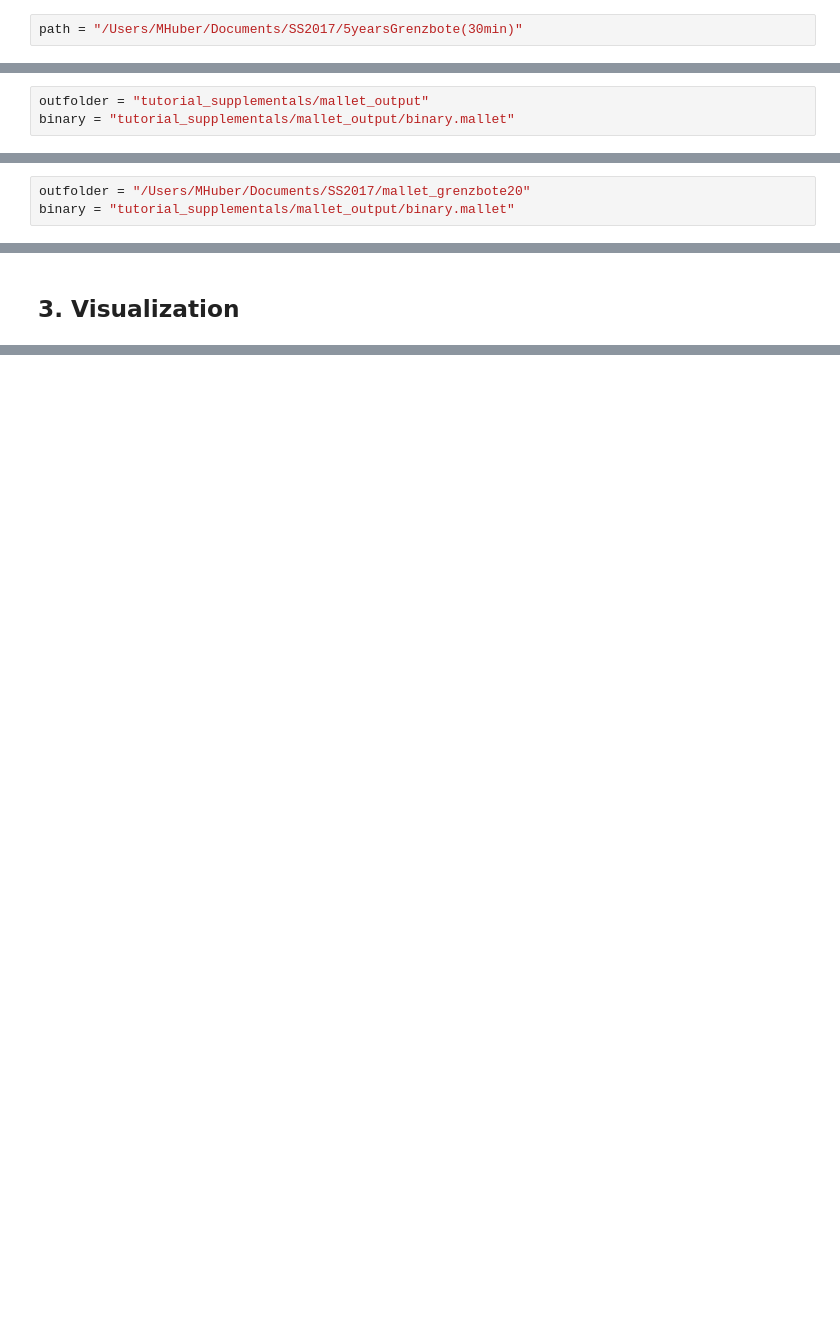
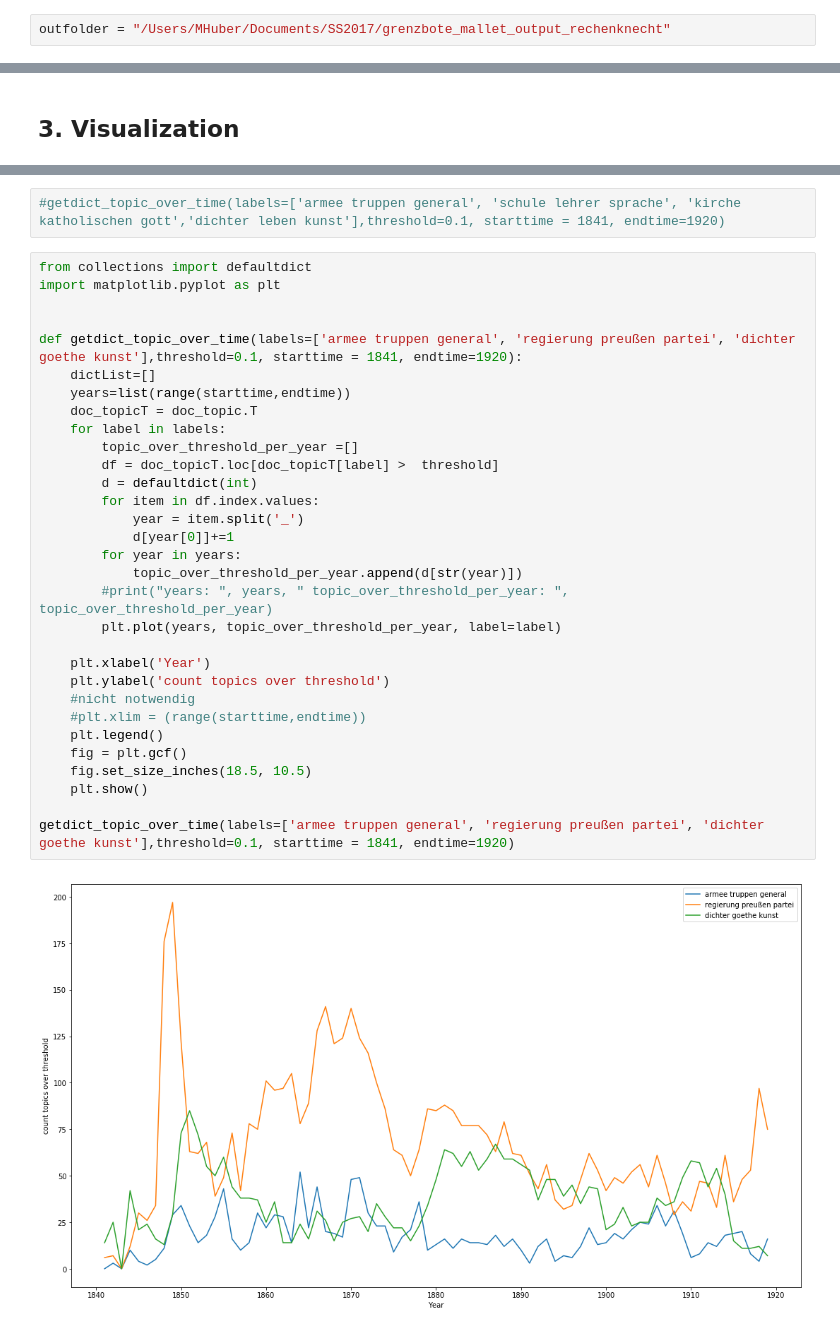
Before and after one commit to pielstroem/Topics, a Jupyter notebook: presentation_topic_over_time.ipynb, the cells around one changed output, grey strips where cells are left out. Cells and saved outputs as stored; diff of their text form; blank space fills up the shorter version.

```diff
--- a/presentation_topic_over_time.ipynb
+++ b/presentation_topic_over_time.ipynb
@@ -42,2 +39,2 @@ In the present example code, we are using a folder of 'txt' documents provided w
 # %%
-path = "/Users/MHuber/Documents/SS2017/5yearsGrenzbote(30min)"
+outfolder = "/Users/MHuber/Documents/SS2017/grenzbote_mallet_output_rechenknecht"
@@ -236,3 +40,0 @@ path_to_mallet = '/Users/MHuber/Documents/SS2016/TopicModelling/mallet-2.0.8RC3/
-# %%
-outfolder = "tutorial_supplementals/mallet_output"
-binary = "tutorial_supplementals/mallet_output/binary.mallet"
@@ -271,4 +41 @@ Wall time: 23min 12s
-# %%
-outfolder = "/Users/MHuber/Documents/SS2017/mallet_grenzbote20"
-binary = "tutorial_supplementals/mallet_output/binary.mallet"
 # %% [markdown]
@@ -387,0 +61,35 @@ To take closer look on the topics in a single text, we can use the follwing func
+# %%
+#getdict_topic_over_time(labels=['armee truppen general', 'schule lehrer sprache', 'kirche katholischen gott','dichter leben kunst'],threshold=0.1, starttime = 1841, endtime=1920)
+# %%
+from collections import defaultdict
+import matplotlib.pyplot as plt
+
+
+def getdict_topic_over_time(labels=['armee truppen general', 'regierung preußen partei', 'dichter goethe kunst'],threshold=0.1, starttime = 1841, endtime=1920):
+    dictList=[]
+    years=list(range(starttime,endtime))
+    doc_topicT = doc_topic.T
+    for label in labels:
+        topic_over_threshold_per_year =[]
+        df = doc_topicT.loc[doc_topicT[label] >  threshold]
+        d = defaultdict(int)
+        for item in df.index.values:
+            year = item.split('_')
+            d[year[0]]+=1
+        for year in years:
+            topic_over_threshold_per_year.append(d[str(year)])
+        #print("years: ", years, " topic_over_threshold_per_year: ", topic_over_threshold_per_year)
+        plt.plot(years, topic_over_threshold_per_year, label=label)
+
+    plt.xlabel('Year')
+    plt.ylabel('count topics over threshold')
+    #nicht notwendig
+    #plt.xlim = (range(starttime,endtime))
+    plt.legend()
+    fig = plt.gcf()
+    fig.set_size_inches(18.5, 10.5)
+    plt.show()
+
+getdict_topic_over_time(labels=['armee truppen general', 'regierung preußen partei', 'dichter goethe kunst'],threshold=0.1, starttime = 1841, endtime=1920)
+# %% [output]
+[figure, added]
```
Also changed, not shown: parts of 66 cells of this notebook.
